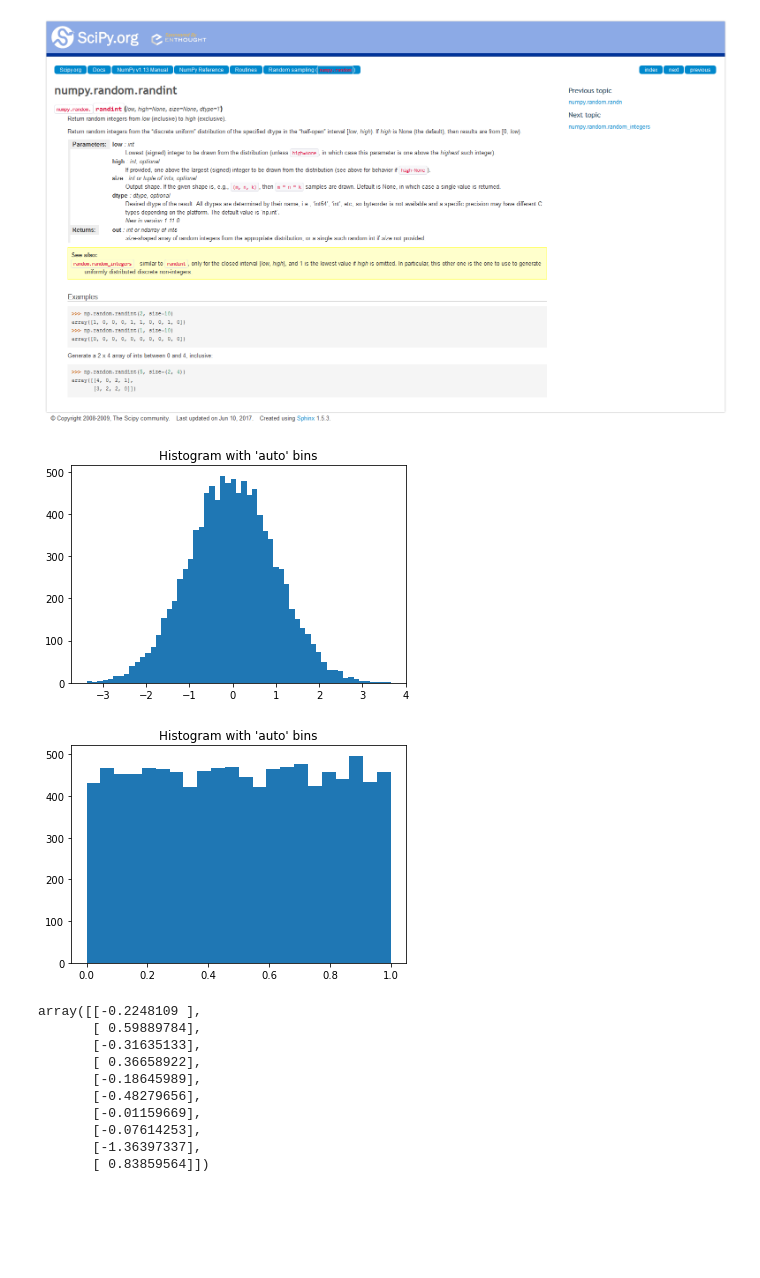
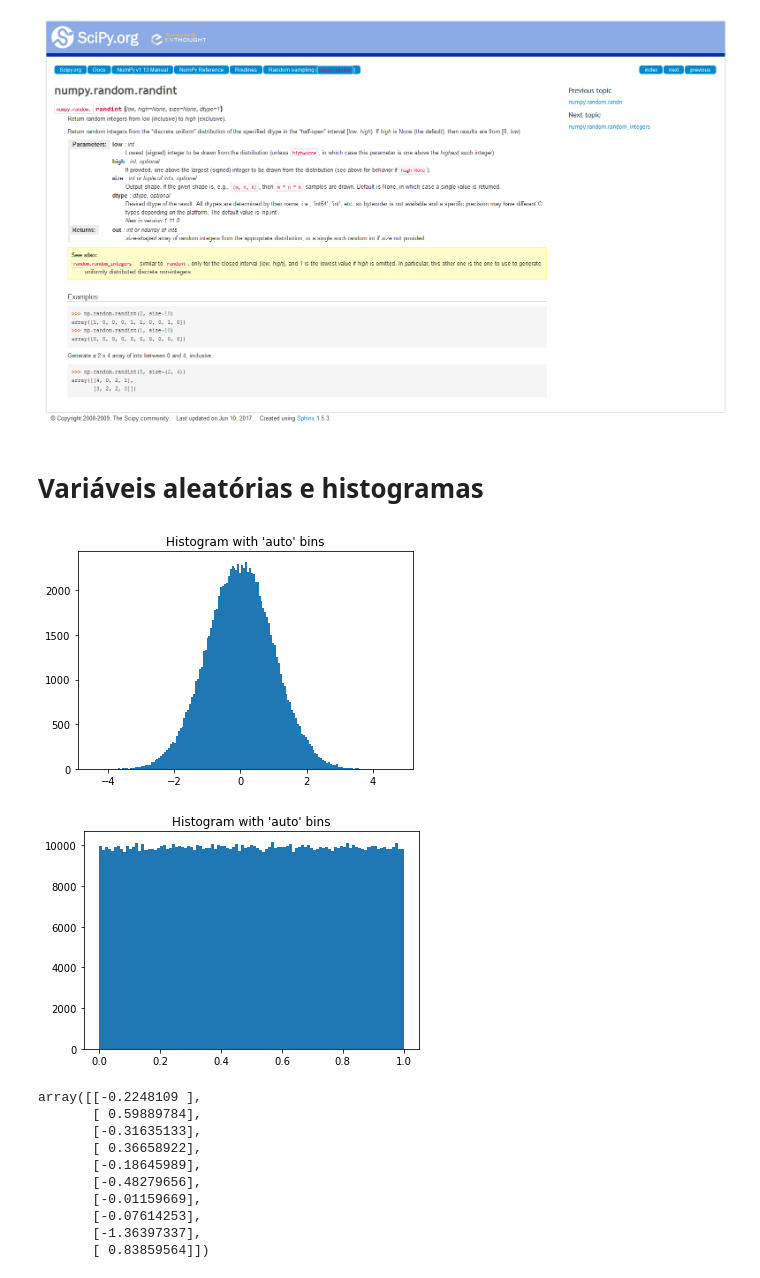
Before and after one commit to ClaudomiroSales/GeneticAlgorithmCourse, a Jupyter notebook: Genetic Algorithms.ipynb, the cells around one changed output. Drawn from its saved outputs; the diff is of its cells as text; code cells hidden in the pictures; blank space fills up the shorter version.

```diff
--- a/Genetic Algorithms.ipynb
+++ b/Genetic Algorithms.ipynb
@@ -36,28 +44,30 @@ Image(filename = pathFileImages + 'numpy_random_RandomState.png')
 Image(filename = pathFileImages + 'numpy_random_randint.png')
 # %% [output]
 [figure]
+# %% [markdown]
+# Variáveis aleatórias e histogramas
 # %%
 sigma = 1
 mi = 0
 
 #https://docs.scipy.org/doc/numpy-1.13.0/reference/generated/numpy.random.randn.html#numpy.random.randn
-a = sigma * np.random.randn(10000, 1) + mi
+a = sigma * np.random.randn(100000, 1) + mi
 
-b = np.random.rand(10000, 1)
+b = np.random.rand(1000000, 1)
 
 #print(a)
 
 plt.hist(a, bins='auto')  # arguments are passed to np.histogram
 plt.title("Histogram with 'auto' bins")
 plt.show()
 
 
 plt.hist(b, bins='auto')  # arguments are passed to np.histogram
 plt.title("Histogram with 'auto' bins")
 plt.show()
 # %% [output]
-[figure, old version]
+[figure, new version]
-[figure, old version]
+[figure, new version]
 # %%
 np.random.randn(10, 1)
 # %% [output]
```
Also changed, not shown: parts of 27 cells of this notebook.
